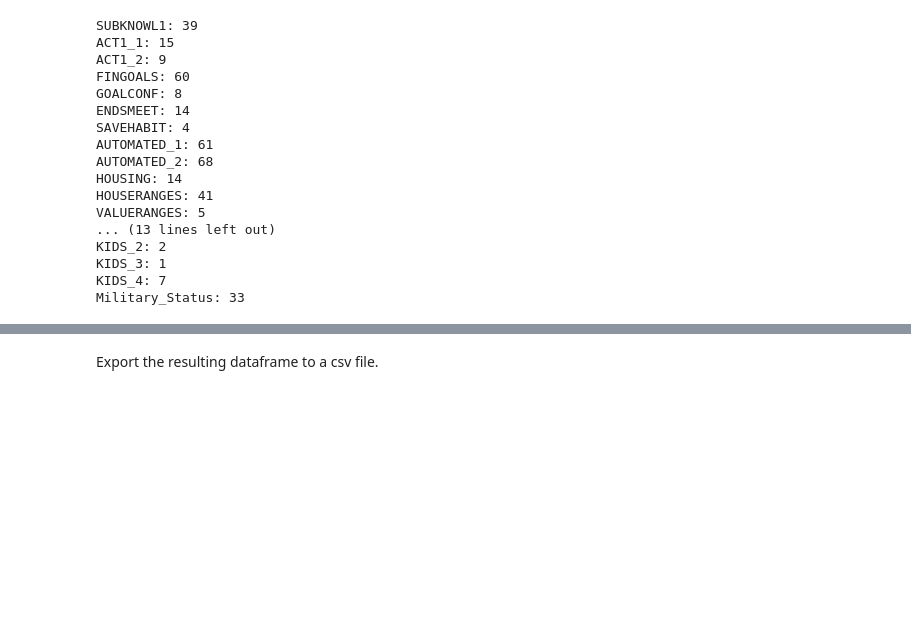
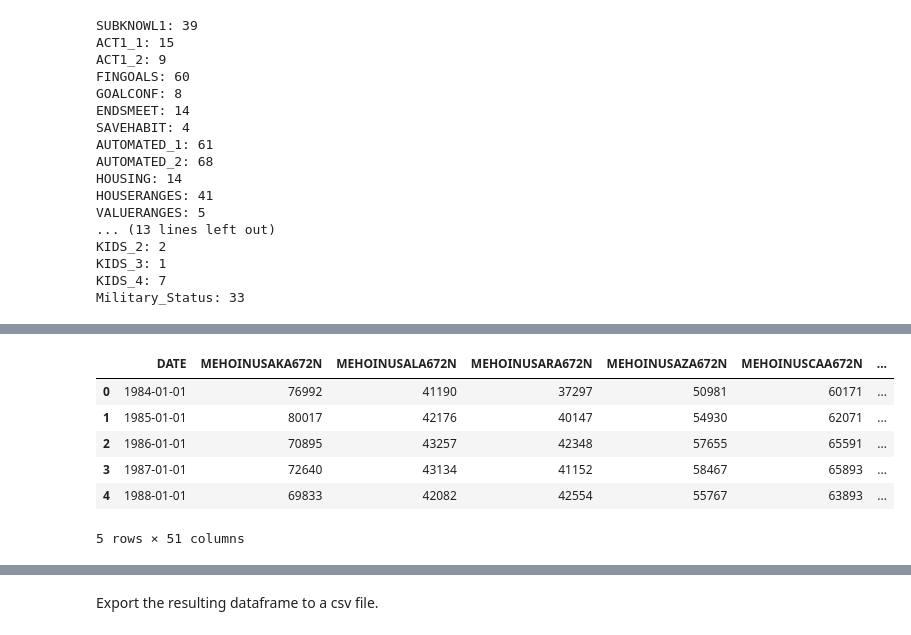
Before and after one commit to tanner-k/Capstone-2-Project-Financial-Wellness, a Jupyter notebook: notebooks/Data_Wrangling.ipynb, the cells around one changed output, grey strips where cells are left out. Saved outputs shown, nothing was run; the diff lists cells and outputs as text; code cells hidden in the pictures; blank space fills up the shorter version.

Commit message:
Updated Data Wrangling and started EDA.

```diff
--- a/notebooks/Data_Wrangling.ipynb
+++ b/notebooks/Data_Wrangling.ipynb
@@ -308,0 +314,12 @@ There is also a significant number that either didn't know or preferred not to r
+# %%
+med_income = pd.read_csv("../data/2016_data_Annual.txt", sep="\t")
+
+med_income.head()
+# %% [output]
+|  | DATE | MEHOINUSAKA672N | MEHOINUSALA672N | MEHOINUSARA672N | MEHOINUSAZA672N | MEHOINUSCAA672N | ... |
+| 0 | 1984-01-01 | 76992 | 41190 | 37297 | 50981 | 60171 | ... |
+| 1 | 1985-01-01 | 80017 | 42176 | 40147 | 54930 | 62071 | ... |
+| 2 | 1986-01-01 | 70895 | 43257 | 42348 | 57655 | 65591 | ... |
+| 3 | 1987-01-01 | 72640 | 43134 | 41152 | 58467 | 65893 | ... |
+| 4 | 1988-01-01 | 69833 | 42082 | 42554 | 55767 | 63893 | ... |
+5 rows × 51 columns
```
Also changed, not shown: parts of 37 cells of this notebook, 3 other files.
